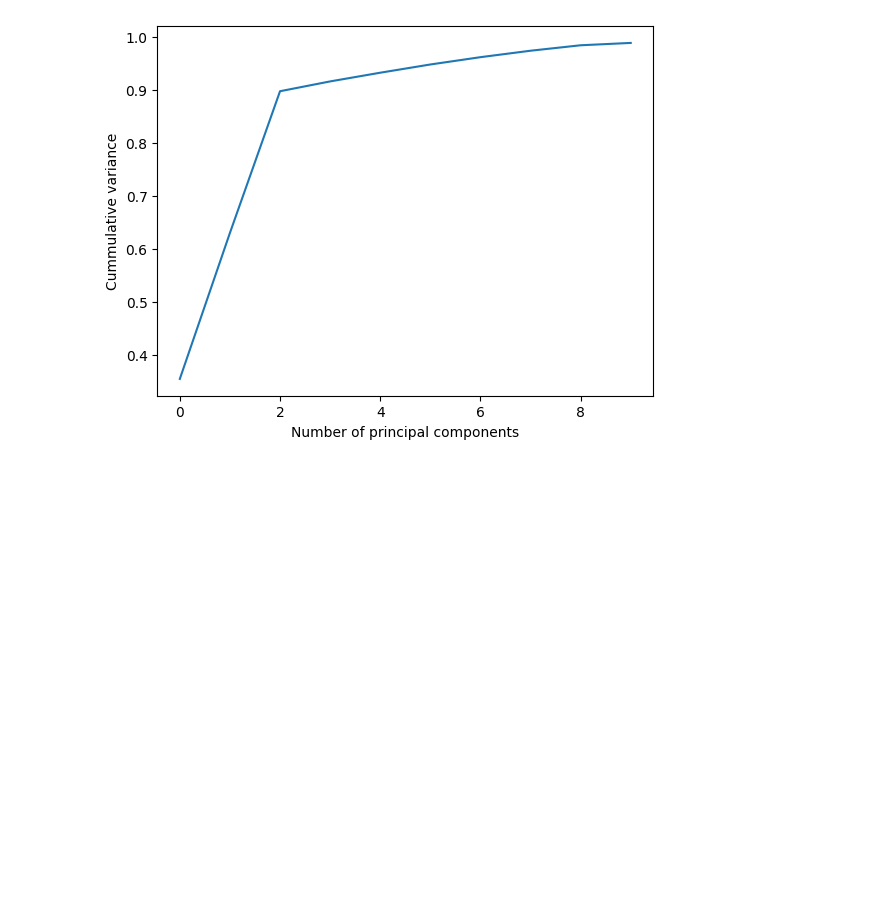
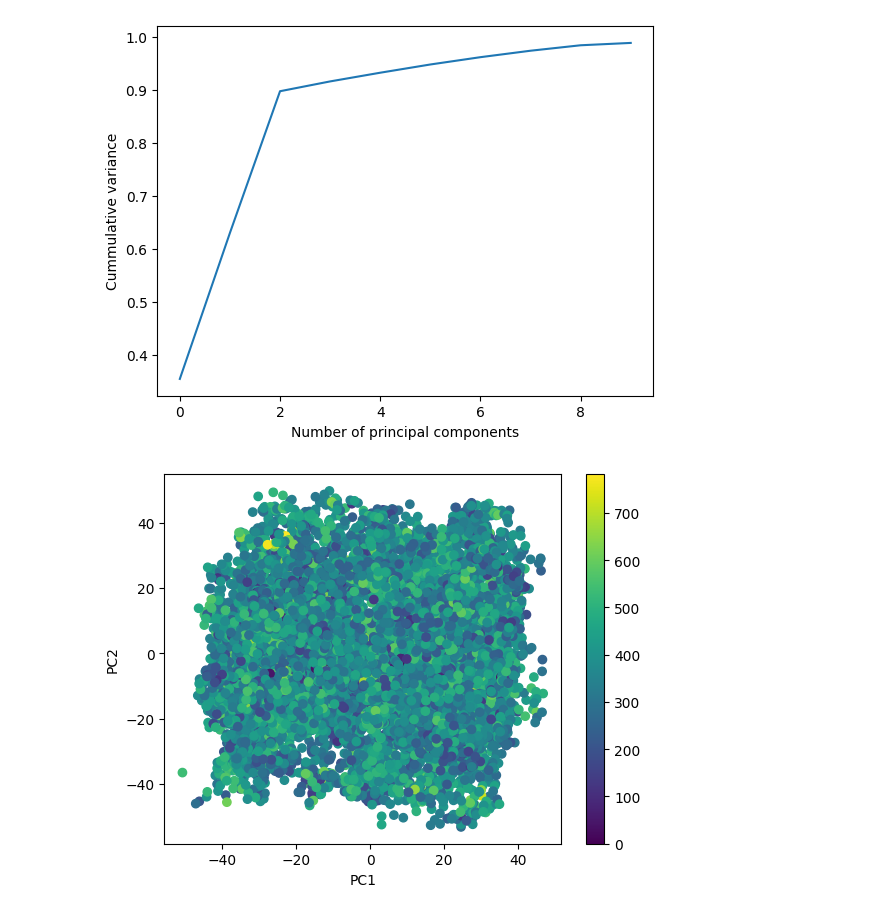
Before and after one commit to 2253shubham/Fructose_in_water_MD_simulation, a Jupyter notebook: Fructose_in_water.ipynb, the cells around one changed output. Saved outputs shown, nothing was run; the diff lists cells and outputs as text; code cells hidden in the pictures; blank space fills up the shorter version.

```diff
--- a/Fructose_in_water.ipynb
+++ b/Fructose_in_water.ipynb
@@ -82,0 +95,9 @@ df["Time (ps)"] = u1.trajectory.dt * df.index
+# %%
+# plot all points in pc1 and pc2 axes with color scale of ener values
+plt.scatter(df["PC1"], df["PC2"], c=df["Energy (kJ/mol)"])
+plt.xlabel("PC1")
+plt.ylabel("PC2")
+plt.colorbar()
+plt.show()
+# %% [output]
+[figure, added]
```
Also changed, not shown: parts of 17 cells of this notebook.
